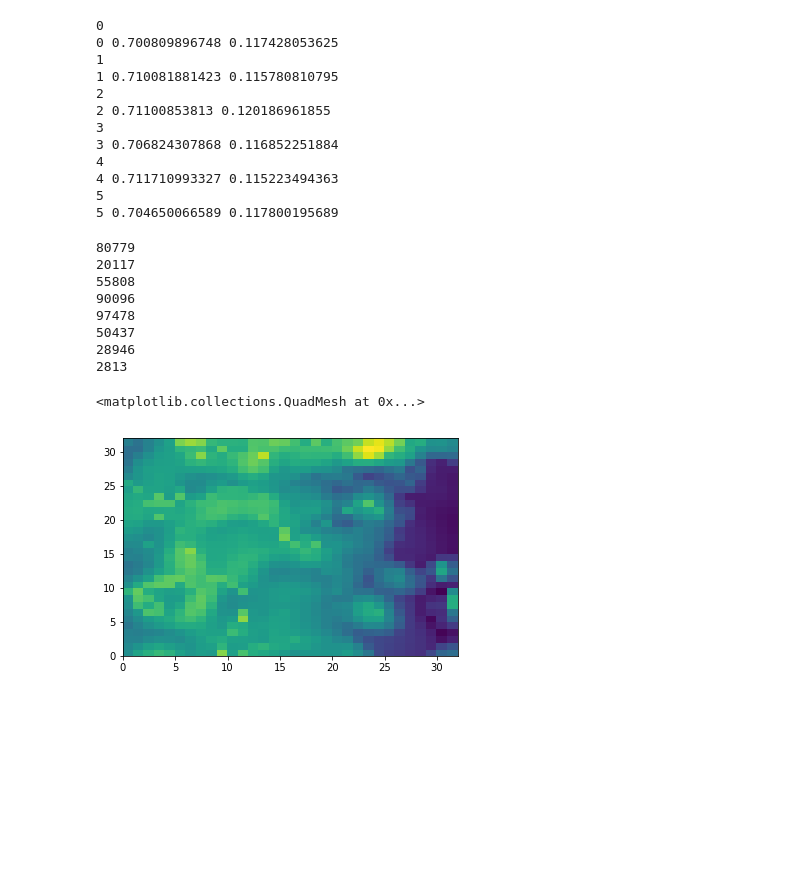
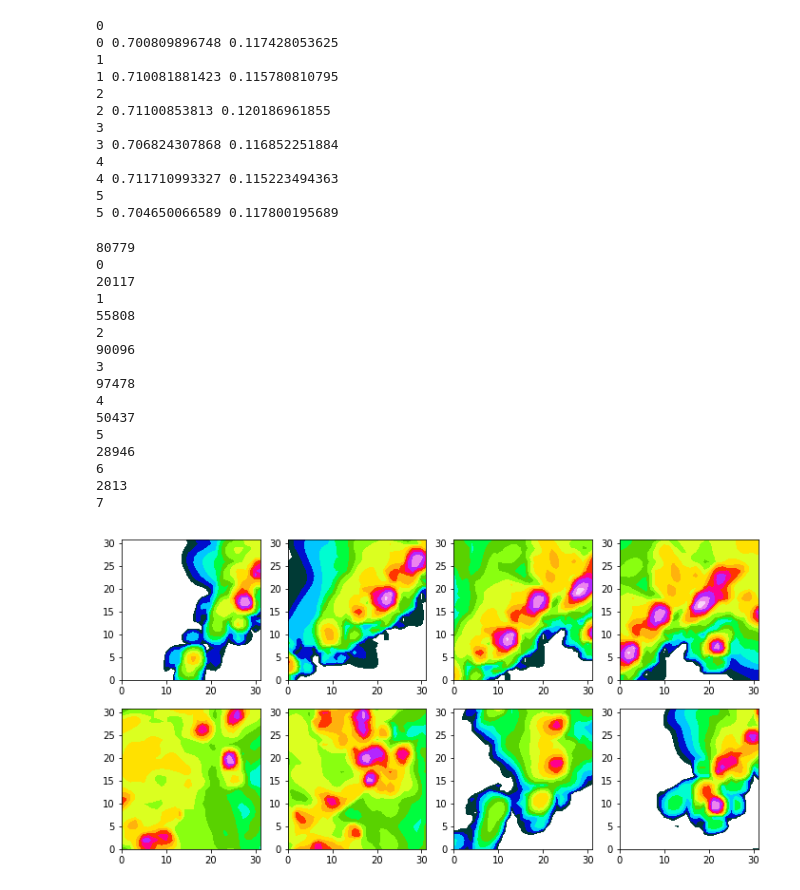
Before and after one commit to djgagne/deepsky, a Jupyter notebook: notebooks/StormPatchHail.ipynb, the cells around one changed output. Saved outputs shown, nothing was run; the diff lists cells and outputs as text; code cells hidden in the pictures; blank space fills up the shorter version.

```diff
--- a/notebooks/StormPatchHail.ipynb
+++ b/notebooks/StormPatchHail.ipynb
@@ -922,19 +922,27 @@ for gan_config in range(0, 6):
 gan_kmeans = KMeans()
 gan_clusters = gan_kmeans.fit_predict(gan_encoded_data)
 # %%
-for cluster in gan_kmeans.cluster_centers_:
+fig, axes = plt.subplots(2, 4, figsize=(12, 6))
+axef = axes.ravel()
+for c, cluster in enumerate(gan_kmeans.cluster_centers_):
     print(np.argmin(np.mean(np.abs(gan_encoded_data - cluster), axis=1)))
+    print(c)
+    axef[c].contourf(storm_data[c, :, :, 0], np.arange(0, 80, 5), cmap="gist_ncar")
 # %% [output]
 80779
+0
 20117
+1
 55808
+2
 90096
+3
 97478
+4
 50437
+5
 28946
+6
 2813
+7
+[figure, added]
-# %%
-plt.pcolormesh(storm_data[50437, :, :, 0])
-# %% [output]
-<matplotlib.collections.QuadMesh at 0x...>
-[figure, removed]
```
Also changed, not shown: parts of 2 cells of this notebook.
